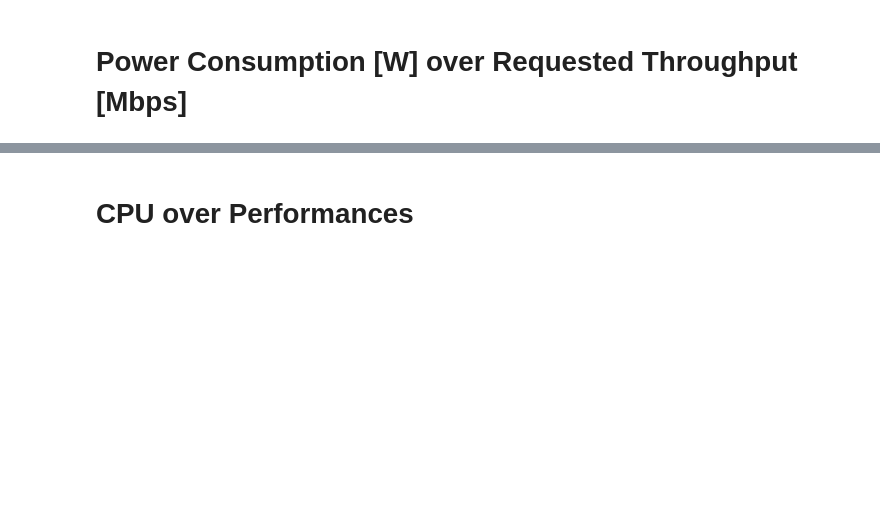
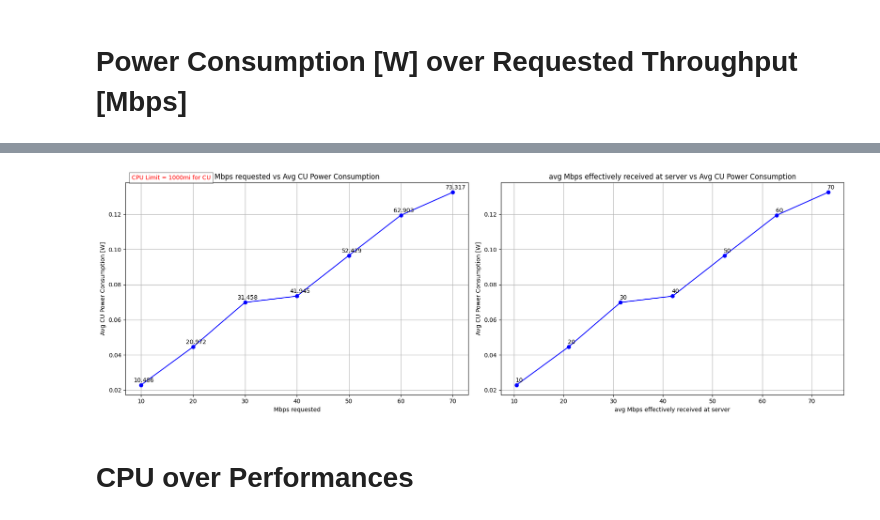
Before and after one commit to RootLeo00/Dynamic-Scaling-Policy-Energy-5G-ORAN, a Jupyter notebook: power-metrics-per-pod-realtime/cpu_iperf.ipynb, the cells around one changed output, grey strips where cells are left out. Saved outputs shown, nothing was run; the diff lists cells and outputs as text; code cells hidden in the pictures; blank space fills up the shorter version.

```diff
--- a/power-metrics-per-pod-realtime/cpu_iperf.ipynb
+++ b/power-metrics-per-pod-realtime/cpu_iperf.ipynb
@@ -128,7 +291,2 @@ df_show
 # %% [markdown]
 # Power Consumption [W] over Requested Throughput [Mbps]
-# %%
-df_show = df[df['packet length requested'] == 700]
-df_show = df_show[df_show['cpu limit at cu'].str.replace('mi', '').astype(int) == 50]
-df_show = df_show.sort_values(by='Mbps requested')
-df_show
@@ -171,5 +292,0 @@ plt.show()
-# %%
-df_show = df[df['packet length requested'] == 700]
-df_show = df_show[df_show['cpu limit at cu'].str.replace('mi', '').astype(int) == 200]
-df_show = df_show.sort_values(by='Mbps requested')
-df_show
@@ -215,9 +292,0 @@ plt.show()
-# %%
-df_show = df[df['packet length requested'] == 700]
-df_show = df_show[df_show['Mbps requested'] == 50]
-df_show['cpu limit at cu'] = df_show['cpu limit at cu'].str.replace('mi', '').astype(int)
-# df_show = df_show[df_show['cpu limit at cu'] != 225]
-# df_show = df_show[df_show['cpu limit at cu'] != 100]
-
-df_show = df_show.sort_values(by='cpu limit at cu')
-df_show
@@ -268,2 +293,53 @@ plt.show()
+# %%
+
+def plot_power_consumption_over_requested_throughput(cpu_limit):
+    # Create the subplots: 1 row, 3 columns
+    fig, axes = plt.subplots(1, 2, figsize=(18, 6))  # Adjusted size for horizontal layout
+
+    # Plot 1: Mbps requested vs Avg CU Power Consumption (left)
+    df_show = df[df['packet length requested'] == 700]
+    df_show = df_show[df_show['cpu limit at cu'].str.replace('mi', '').astype(int) == cpu_limit]
+    df_show = df_show.sort_values(by='Mbps requested')
+
+    axes[0].plot(df_show["Mbps requested"], df_show["avg CU power consumption [W]"], marker='o', linestyle='-', color='b')
+    axes[0].set_ylabel("Avg CU Power Consumption [W]")
+    axes[0].set_xlabel("Mbps requested")
+    axes[0].set_title("Mbps requested vs Avg CU Power Consumption")
+    axes[0].grid(True)
+
+    # Annotate points for Plot 1
+    for i in range(len(df_show)):
+        axes[0].annotate(f"{round(df_show['avg Mbps effectively received at server'].iloc[i], 3)}",
+                        (df_show["Mbps requested"].iloc[i], df_show["avg CU power consumption [W]"].iloc[i]),
+                        textcoords="offset points", xytext=(5, 5), ha='center')
+
+    # Plot 2: avg Mbps effectively received at server vs Avg CU Power Consumption (middle)
+    axes[1].plot(df_show["avg Mbps effectively received at server"], df_show["avg CU power consumption [W]"], marker='o', linestyle='-', color='b')
+    axes[1].set_ylabel("Avg CU Power Consumption [W]")
+    axes[1].set_xlabel("avg Mbps effectively received at server")
+    axes[1].set_title("avg Mbps effectively received at server vs Avg CU Power Consumption")
+    axes[1].grid(True)
+
+    # Annotate points for Plot 2
+    for i in range(len(df_show)):
+        axes[1].annotate(f"{df_show['Mbps requested'].iloc[i]}",
+                        (df_show["avg Mbps effectively received at server"].iloc[i], df_show["avg CU power consumption [W]"].iloc[i]),
+                        textcoords="offset points", xytext=(5, 5), ha='center')
+
+    # Add a label to indicate the fixed CPU limit for the first two plots (top left of first two plots)
+    cpu_limit_fixed = df_show["cpu limit at cu"].iloc[0]  # Example value of the fixed CPU limit
+    fig.text(
+        0.05, 0.95,  # X and Y positions in axes coordinates (relative to the plot area)
+        f"CPU Limit = {cpu_limit_fixed} for CU",
+        ha='left', fontsize=10, color='red', bbox=dict(facecolor='white', alpha=0.5)
+    )
+
+    # Adjust layout to prevent overlap
+    plt.tight_layout()
+    plt.show()
+
+plot_power_consumption_over_requested_throughput(cpu_limit=1000)
+# %% [output]
+[figure, added]
 # %% [markdown]
 # CPU over Performances
```
Also changed, not shown: parts of 25 cells of this notebook, 1 other file.
